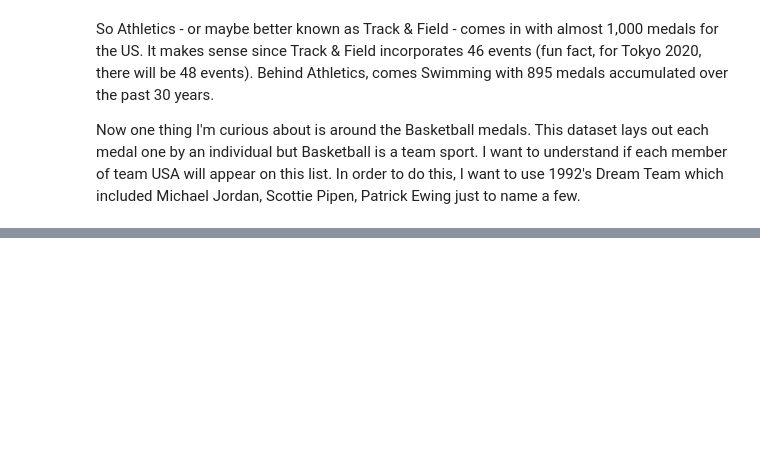
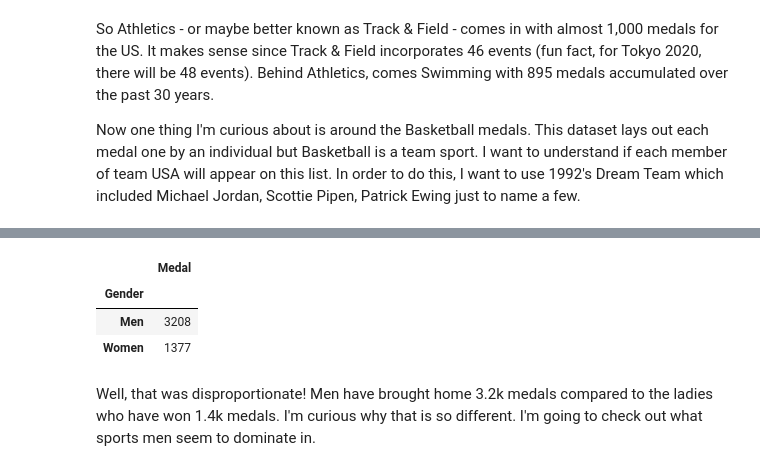
Before and after one commit to mcerow/summer_olympics, a Jupyter notebook: Summer_Olympics.ipynb, the cells around one changed output, grey strips where cells are left out. Drawn from its saved outputs; the diff is of its cells as text; code cells hidden in the pictures; blank space fills up the shorter version.

Commit message:
added gender comparison

```diff
--- a/Summer_Olympics.ipynb
+++ b/Summer_Olympics.ipynb
@@ -232,0 +235,9 @@ So there we have it! Each member of the Gold Medal winning Dream Team of 1992 is
+# %%
+us_data[['Gender', 'Medal']].groupby('Gender').count()
+# %% [output]
+|  | Medal |
+| Gender |  |
+| Men | 3208 |
+| Women | 1377 |
+# %% [markdown]
+Well, that was disproportionate! Men have brought home 3.2k medals compared to the ladies who have won 1.4k medals. I'm curious why that is so different. I'm going to check out what sports men seem to dominate in.
```
Also changed, not shown: parts of 1 cell of this notebook.
